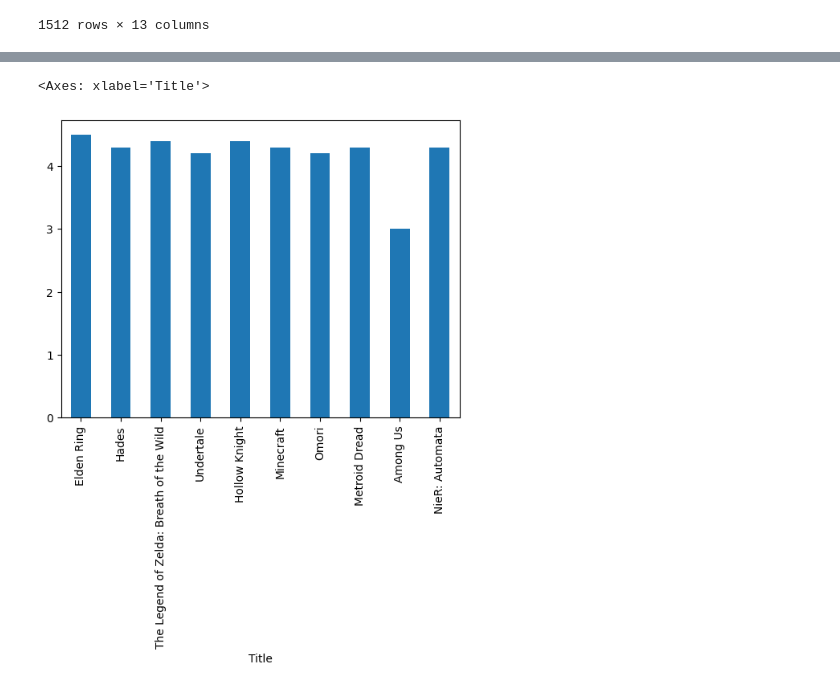
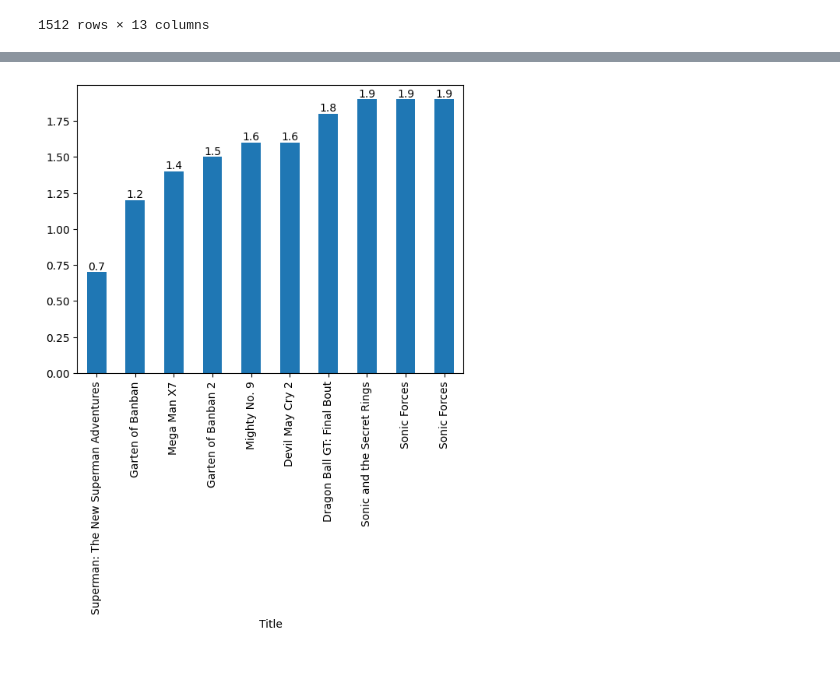
Before and after one commit to francoS18/python-1-semestre, a Jupyter notebook: Jupyter/04-pandas.ipynb, the cells around one changed output, grey strips where cells are left out. Saved outputs shown, nothing was run; the diff lists cells and outputs as text; code cells hidden in the pictures.

```diff
--- a/Jupyter/04-pandas.ipynb
+++ b/Jupyter/04-pandas.ipynb
@@ -278,7 +278,8 @@ Backlogs             False
 Wishlist             False
 dtype: bool
 # %%
-datos.sort_values('Rating')
+datos_reverse = datos.sort_values('Rating')
+datos_reverse
 # %% [output]
 |  | Title | Release Date | Team | Rating | Times Listed | Number of Reviews | Genres | Summary | Reviews | ... |
 | Id |  |  |  |  |  |  |  |  |  | ... |
@@ -313,8 +298,14 @@ datos_grafico
-# %%
-datos_grafico.set_index('Title', inplace=True)
-datos_grafico['Rating'].plot(kind="bar")
-# %% [output]
-<Axes: xlabel='Title'>
-[figure, removed]
+# %%
+datos_grafico = datos_reverse.head(10)
+datos_grafico.set_index('Title', inplace=True)
+
+ax = datos_grafico['Rating'].plot(x=None, kind='bar')
+
+for i, rating in enumerate(datos_grafico['Rating']):
+    ax.annotate(str(rating), xy=(i, rating), ha='center', va='bottom') #Anotate es para agregar un string con un valor
+
+plt.show()
+# %% [output]
+[figure, added]
 # %%
 datos.to_csv('assets/data/Sin_nulos.csv')
```
Also changed, not shown: parts of 1 cell of this notebook.
